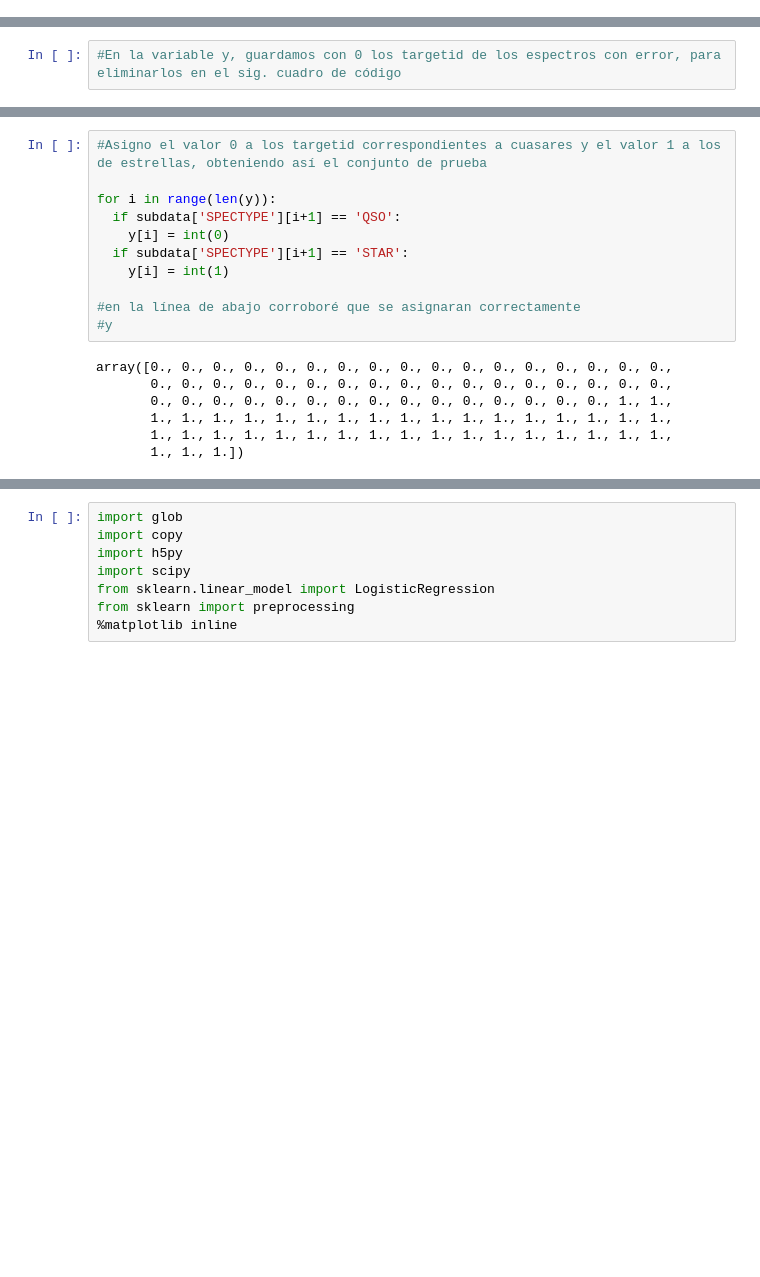
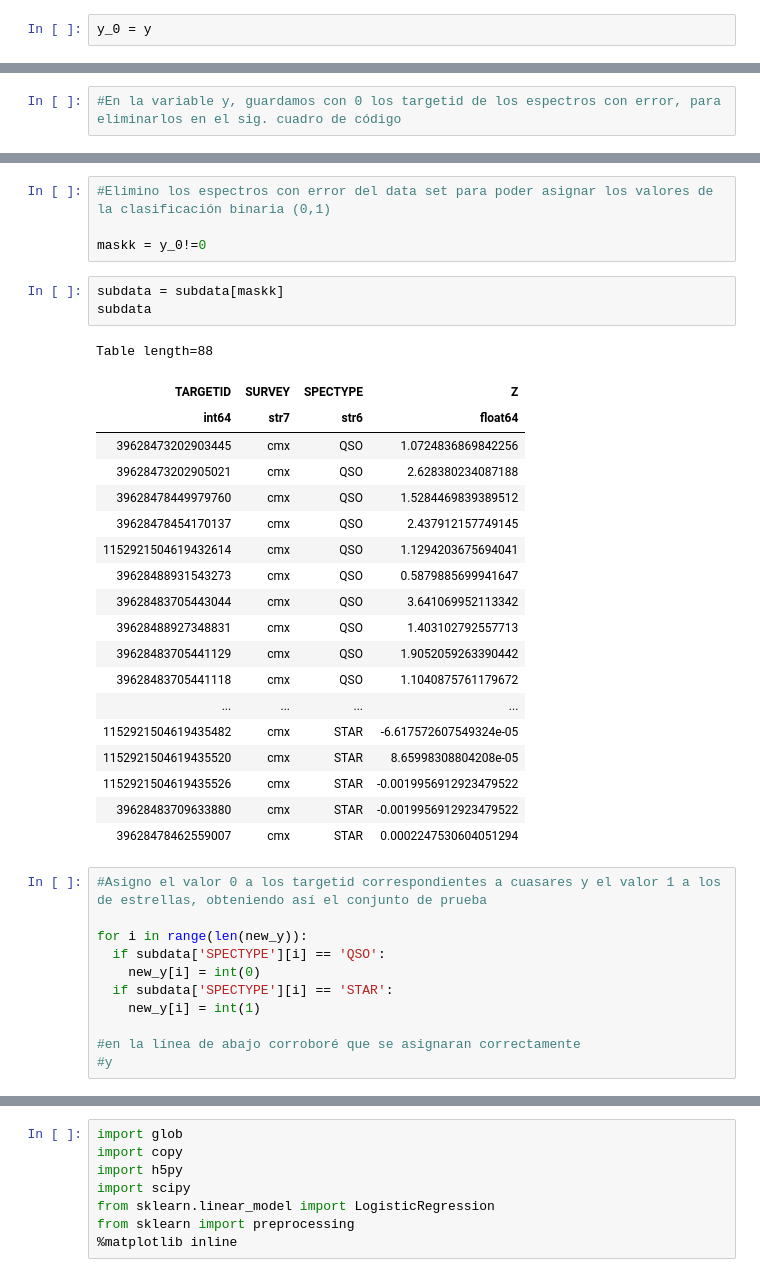
Before and after one commit to DCI-alxogm/ml2023-BlackPuma075, a Jupyter notebook: Dic_08_14/EDR_NN_Binary_QSO_STAR.ipynb, the cells around one changed output, grey strips where cells are left out. Saved outputs shown, nothing was run; the diff lists cells and outputs as text; blank space fills up the shorter version.

```diff
--- a/Dic_08_14/EDR_NN_Binary_QSO_STAR.ipynb
+++ b/Dic_08_14/EDR_NN_Binary_QSO_STAR.ipynb
@@ -416,4 +416,6 @@ for i in range(len(subdata)-1):
   except IndexError:
     y[i+1] = 0
     pass
+# %%
+y_0 = y
 # %%
@@ -470,20 +470,40 @@ specs.shape, y.shape
 # %% [output]
 ((88, 7781), (88,))
+# %%
+#Elimino los espectros con error del data set para poder asignar los valores de la clasificación binaria (0,1)
+
+maskk = y_0!=0
+# %%
+subdata = subdata[maskk]
+subdata
+# %% [output]
+Table length=88
+| TARGETID | SURVEY | SPECTYPE | Z |
+| int64 | str7 | str6 | float64 |
+| 39628473202903445 | cmx | QSO | 1.0724836869842256 |
+| 39628473202905021 | cmx | QSO | 2.628380234087188 |
+| 39628478449979760 | cmx | QSO | 1.5284469839389512 |
+| 39628478454170137 | cmx | QSO | 2.437912157749145 |
+| 1152921504619432614 | cmx | QSO | 1.1294203675694041 |
+| 39628488931543273 | cmx | QSO | 0.5879885699941647 |
+| 39628483705443044 | cmx | QSO | 3.641069952113342 |
+| 39628488927348831 | cmx | QSO | 1.403102792557713 |
+| 39628483705441129 | cmx | QSO | 1.9052059263390442 |
+| 39628483705441118 | cmx | QSO | 1.1040875761179672 |
+| ... | ... | ... | ... |
+| 1152921504619435482 | cmx | STAR | -6.617572607549324e-05 |
+| 1152921504619435520 | cmx | STAR | 8.65998308804208e-05 |
+| 1152921504619435526 | cmx | STAR | -0.0019956912923479522 |
+| 39628483709633880 | cmx | STAR | -0.0019956912923479522 |
+| 39628478462559007 | cmx | STAR | 0.0002247530604051294 |
 # %%
 #Asigno el valor 0 a los targetid correspondientes a cuasares y el valor 1 a los de estrellas, obteniendo así el conjunto de prueba
 
-for i in range(len(y)):
-  if subdata['SPECTYPE'][i+1] == 'QSO':
-    y[i] = int(0)
-  if subdata['SPECTYPE'][i+1] == 'STAR':
-    y[i] = int(1)
+for i in range(len(new_y)):
+  if subdata['SPECTYPE'][i] == 'QSO':
+    new_y[i] = int(0)
+  if subdata['SPECTYPE'][i] == 'STAR':
+    new_y[i] = int(1)
 
 #en la línea de abajo corroboré que se asignaran correctamente
 #y
-# %% [output]
-array([0., 0., 0., 0., 0., 0., 0., 0., 0., 0., 0., 0., 0., 0., 0., 0., 0.,
-       0., 0., 0., 0., 0., 0., 0., 0., 0., 0., 0., 0., 0., 0., 0., 0., 0.,
-       0., 0., 0., 0., 0., 0., 0., 0., 0., 0., 0., 0., 0., 0., 0., 1., 1.,
-       1., 1., 1., 1., 1., 1., 1., 1., 1., 1., 1., 1., 1., 1., 1., 1., 1.,
-       1., 1., 1., 1., 1., 1., 1., 1., 1., 1., 1., 1., 1., 1., 1., 1., 1.,
-       1., 1., 1.])
```
Also changed, not shown: parts of 12 cells of this notebook.
